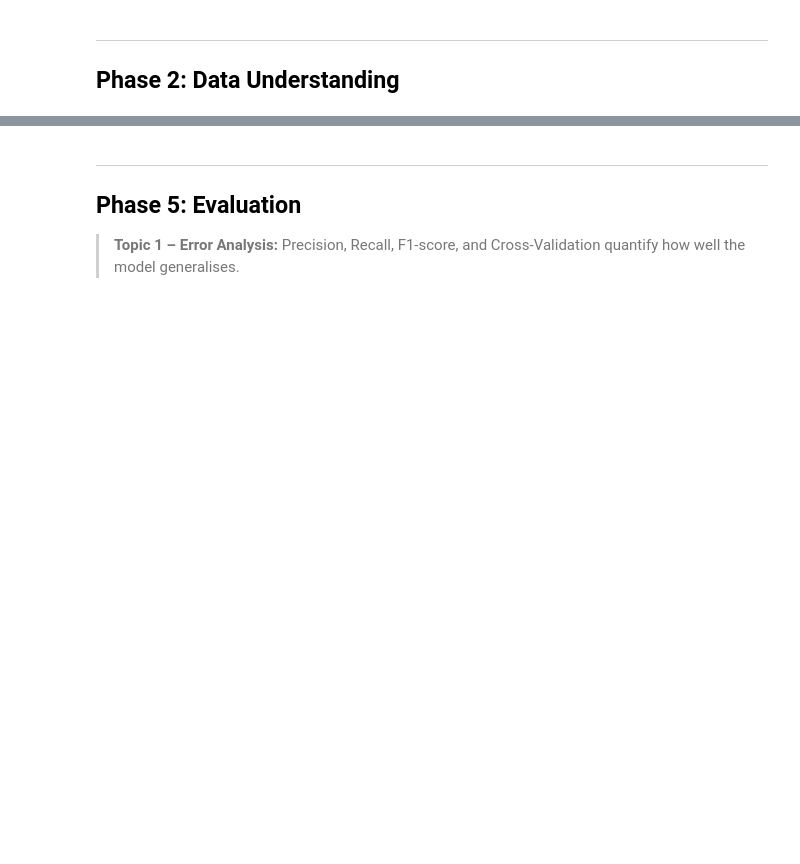
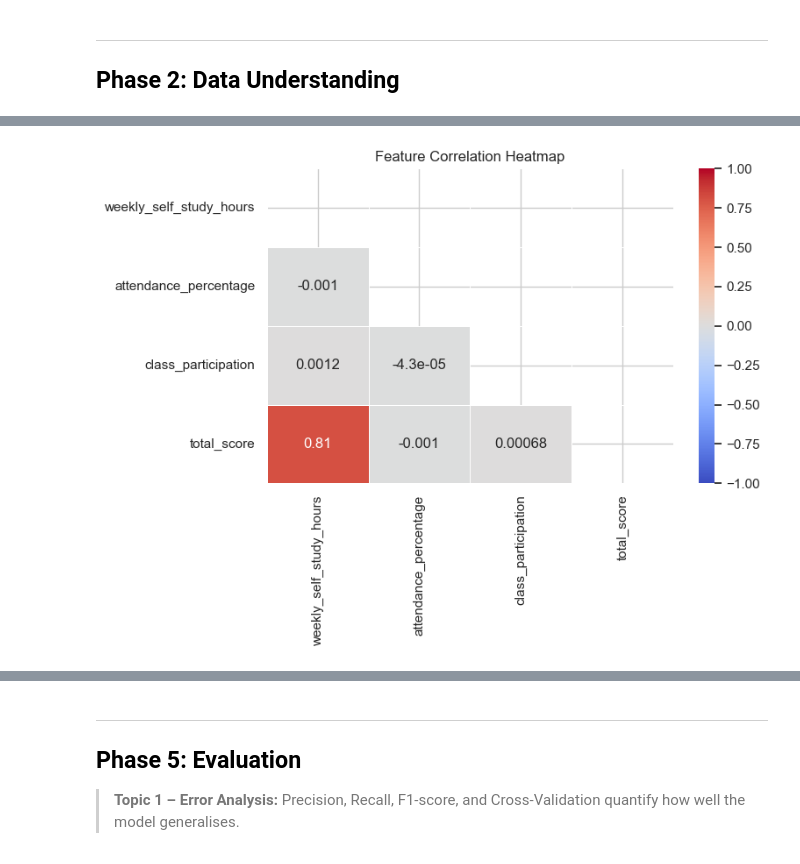
Before and after one commit to JoshuaKiluu/Score-Sense, a Jupyter notebook: student_grade_prediction.ipynb, the cells around one changed output, grey strips where cells are left out. Saved outputs shown, nothing was run; the diff lists cells and outputs as text; code cells hidden in the pictures; blank space fills up the shorter version.

```diff
--- a/student_grade_prediction.ipynb
+++ b/student_grade_prediction.ipynb
@@ -285,16 +313,25 @@ plt.show()
 # %%
-# ============================================================
-# VISUALISATION 3: Correlation heatmap (NumPy + Seaborn)
-# ============================================================
-corr_matrix: np.ndarray = df[feature_columns].corr().to_numpy()  # NumPy array
-corr_df = pd.DataFrame(corr_matrix, columns=feature_columns, index=feature_columns)
+# correlation heatmap
+corr_df = df[feature_columns].corr()
 
 plt.figure(figsize=(8, 6))
-mask = np.triu(np.ones_like(corr_matrix, dtype=bool))  # NumPy masking (Topic 4)
-sns.heatmap(corr_df, annot=True, fmt='.3f', cmap='coolwarm',
-            mask=mask, linewidths=0.5, vmin=-1, vmax=1)
-plt.title('Figure 3: Feature Correlation Heatmap', fontsize=13, fontweight='bold')
+
+# Create a mask to hide upper triangle
+mask = np.triu(np.ones_like(corr_df, dtype=bool))
+
+sns.heatmap(
+    corr_df,
+    annot=True,
+    cmap='coolwarm',
+    mask=mask,
+    vmin=-1,
+    vmax=1,
+    linewidths=0.5
+)
+
+plt.title("Feature Correlation Heatmap")
 plt.tight_layout()
-plt.savefig('fig3_correlation_heatmap.png', dpi=150, bbox_inches='tight')
 plt.show()
+# %% [output]
+[figure, added]
 # %%
```
Also changed, not shown: parts of 26 cells of this notebook.
